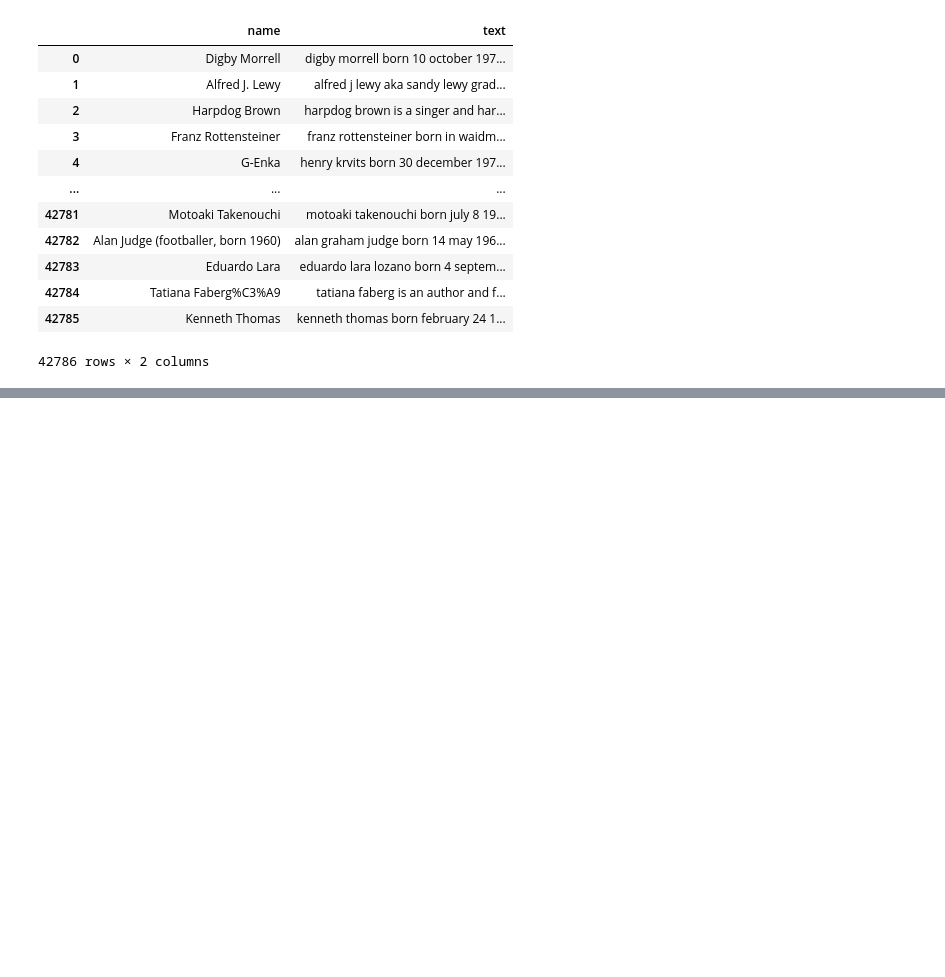
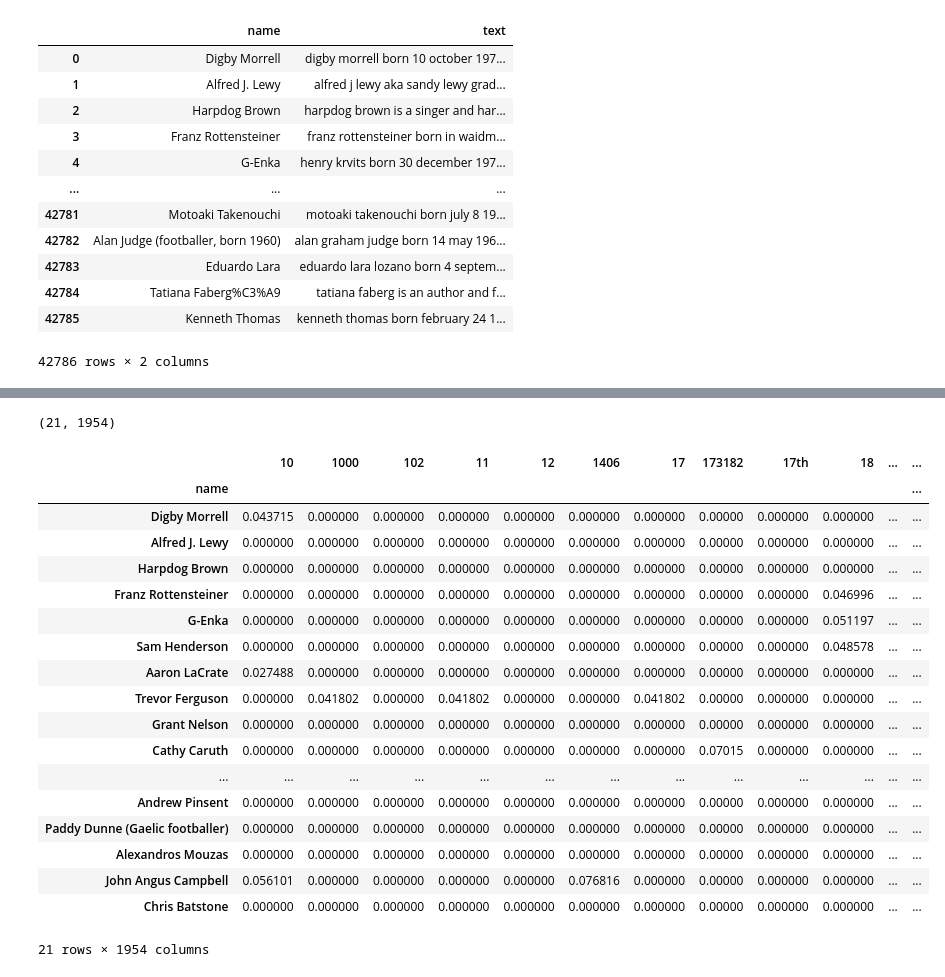
Before and after one commit to test-ds-21/JuanReyesAn___Data-Science-Portfolio-C21, a Jupyter notebook: Projects/Project-5/NLP.Description.for.Students.ipynb, the cells around one changed output, grey strips where cells are left out. Saved outputs shown, nothing was run; the diff lists cells and outputs as text; code cells hidden in the pictures; blank space fills up the shorter version.

```diff
--- a/Projects/Project-5/NLP.Description.for.Students.ipynb
+++ b/Projects/Project-5/NLP.Description.for.Students.ipynb
@@ -103,0 +125,2 @@ data_c.drop( columns = ['URI'])
+# %%
+data_c = data_c.drop(range(21, len(data_c)))
@@ -103,0 +223,16 @@ data_c.drop( columns = ['URI'])
+# %%
+# 1. Initialize the TF-IDF Vectorizer
+tfidf_vectorizer = TfidfVectorizer(stop_words='english')
+
+# 2. Fit and transform your cleaned text
+tfidf_matrix = tfidf_vectorizer.fit_transform(data_c['cleaned_text'])
+
+# 3. Convert it into a readable DataFrame
+tfidf_df = pd.DataFrame(
+    tfidf_matrix.toarray(),
+    columns=tfidf_vectorizer.get_feature_names_out(),
+    index=data_c['name']
+)
+
+# View the TF-IDF table
+tfidf_df.head()
@@ -103,0 +248,33 @@ data_c.drop( columns = ['URI'])
+# %%
+tf_df = pd.DataFrame(
+    tfidf_matrix.toarray(),
+    columns=tfidf_vectorizer.get_feature_names_out(),
+    index=data_c['name']
+)
+
+# Check the shape of the DataFrame
+tf_df.shape
+# %% [output]
+(21, 1954)
+# %%
+tf_df
+# %% [output]
+|  | 10 | 1000 | 102 | 11 | 12 | 1406 | 17 | 173182 | 17th | 18 | ... | ... |
+| name |  |  |  |  |  |  |  |  |  |  |  | ... |
+| Digby Morrell | 0.043715 | 0.000000 | 0.000000 | 0.000000 | 0.000000 | 0.000000 | 0.000000 | 0.00000 | 0.000000 | 0.000000 | ... | ... |
+| Alfred J. Lewy | 0.000000 | 0.000000 | 0.000000 | 0.000000 | 0.000000 | 0.000000 | 0.000000 | 0.00000 | 0.000000 | 0.000000 | ... | ... |
+| Harpdog Brown | 0.000000 | 0.000000 | 0.000000 | 0.000000 | 0.000000 | 0.000000 | 0.000000 | 0.00000 | 0.000000 | 0.000000 | ... | ... |
+| Franz Rottensteiner | 0.000000 | 0.000000 | 0.000000 | 0.000000 | 0.000000 | 0.000000 | 0.000000 | 0.00000 | 0.000000 | 0.046996 | ... | ... |
+| G-Enka | 0.000000 | 0.000000 | 0.000000 | 0.000000 | 0.000000 | 0.000000 | 0.000000 | 0.00000 | 0.000000 | 0.051197 | ... | ... |
+| Sam Henderson | 0.000000 | 0.000000 | 0.000000 | 0.000000 | 0.000000 | 0.000000 | 0.000000 | 0.00000 | 0.000000 | 0.048578 | ... | ... |
+| Aaron LaCrate | 0.027488 | 0.000000 | 0.000000 | 0.000000 | 0.000000 | 0.000000 | 0.000000 | 0.00000 | 0.000000 | 0.000000 | ... | ... |
+| Trevor Ferguson | 0.000000 | 0.041802 | 0.000000 | 0.041802 | 0.000000 | 0.000000 | 0.041802 | 0.00000 | 0.000000 | 0.000000 | ... | ... |
+| Grant Nelson | 0.000000 | 0.000000 | 0.000000 | 0.000000 | 0.000000 | 0.000000 | 0.000000 | 0.00000 | 0.000000 | 0.000000 | ... | ... |
+| Cathy Caruth | 0.000000 | 0.000000 | 0.000000 | 0.000000 | 0.000000 | 0.000000 | 0.000000 | 0.07015 | 0.000000 | 0.000000 | ... | ... |
+| ... | ... | ... | ... | ... | ... | ... | ... | ... | ... | ... | ... | ... |
+| Andrew Pinsent | 0.000000 | 0.000000 | 0.000000 | 0.000000 | 0.000000 | 0.000000 | 0.000000 | 0.00000 | 0.000000 | 0.000000 | ... | ... |
+| Paddy Dunne (Gaelic footballer) | 0.000000 | 0.000000 | 0.000000 | 0.000000 | 0.000000 | 0.000000 | 0.000000 | 0.00000 | 0.000000 | 0.000000 | ... | ... |
+| Alexandros Mouzas | 0.000000 | 0.000000 | 0.000000 | 0.000000 | 0.000000 | 0.000000 | 0.000000 | 0.00000 | 0.000000 | 0.000000 | ... | ... |
+| John Angus Campbell | 0.056101 | 0.000000 | 0.000000 | 0.000000 | 0.000000 | 0.076816 | 0.000000 | 0.00000 | 0.000000 | 0.000000 | ... | ... |
+| Chris Batstone | 0.000000 | 0.000000 | 0.000000 | 0.000000 | 0.000000 | 0.000000 | 0.000000 | 0.00000 | 0.000000 | 0.000000 | ... | ... |
+21 rows × 1954 columns
```
Also changed, not shown: parts of 16 cells of this notebook.
